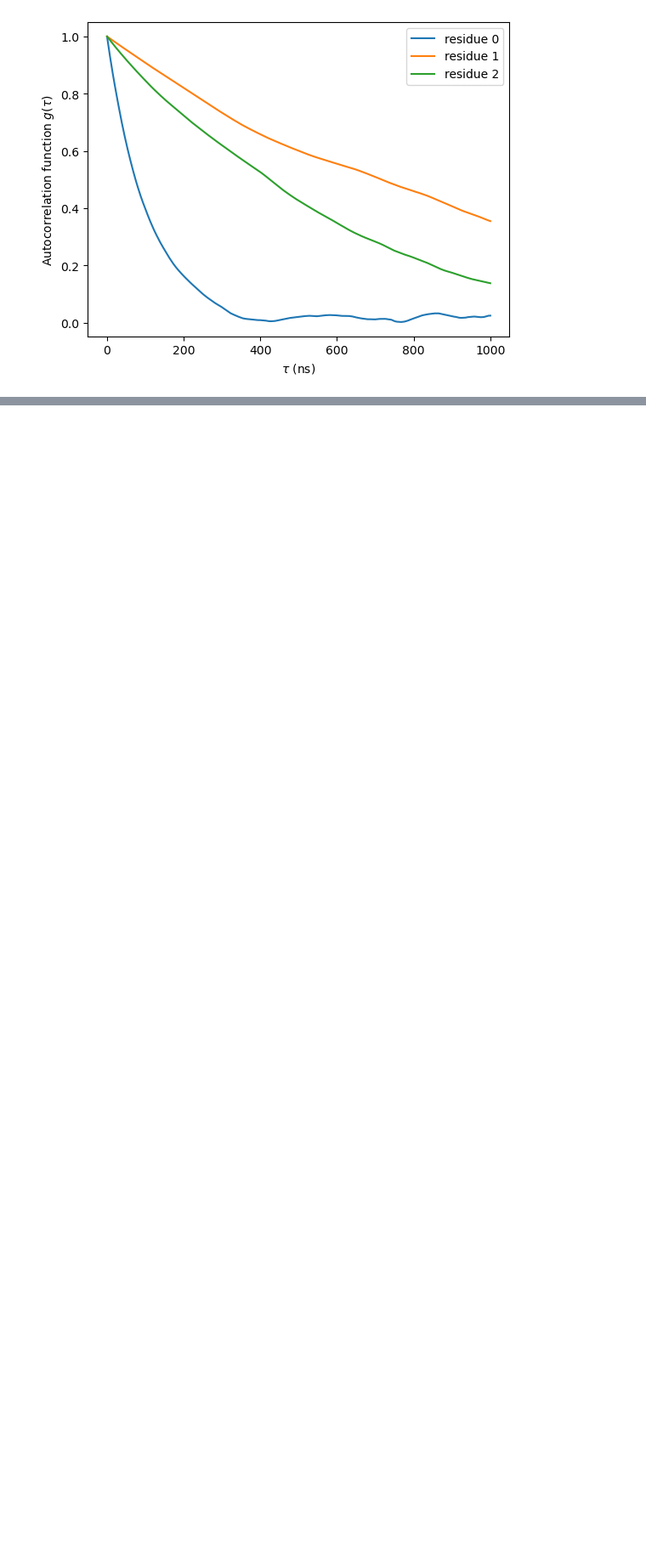
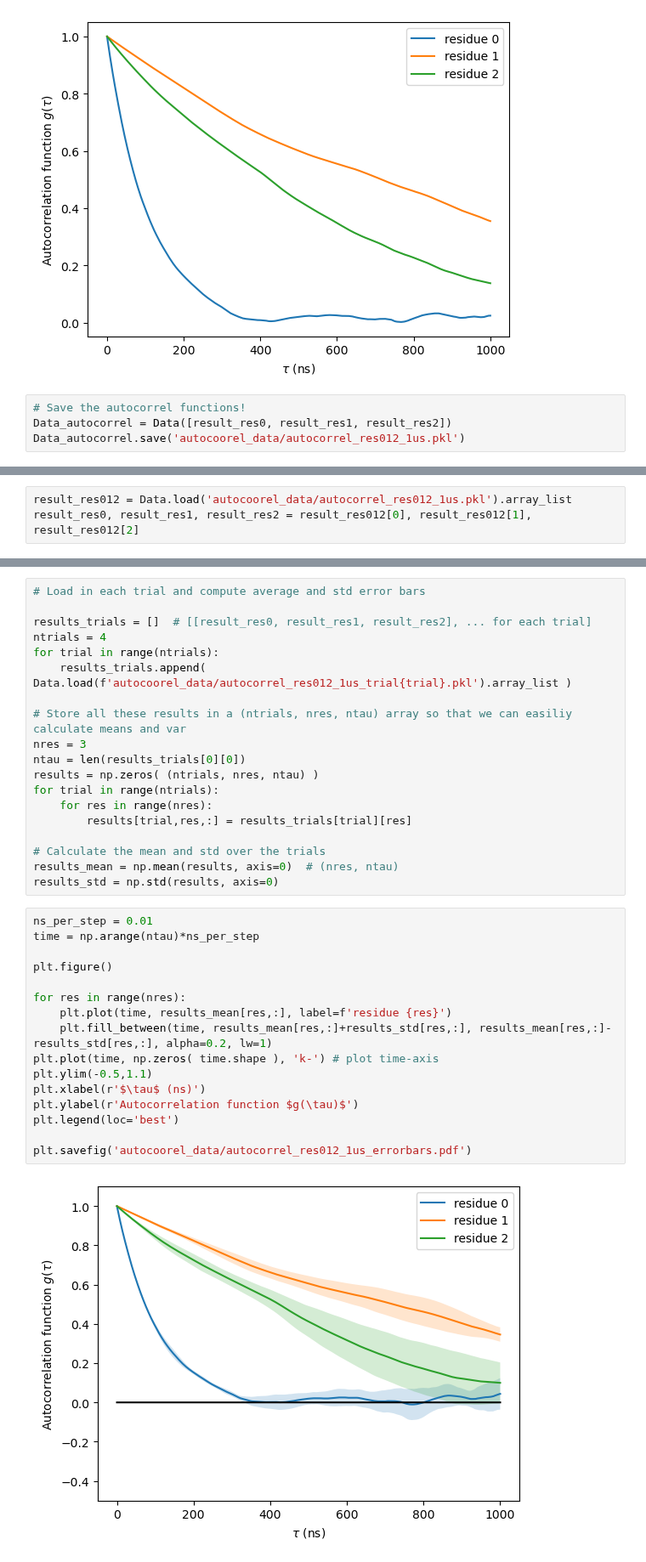
Before and after one commit to starwingc/peptoid_ESM, a Jupyter notebook: Plain_MD/autocoorelation.ipynb, the cells around one changed output, grey strips where cells are left out. Shown at 85% size. Drawn from its saved outputs; the diff is of its cells as text; blank space fills up the shorter version.

Commit message:
adding the plot for multi-coorel

```diff
--- a/Plain_MD/autocoorelation.ipynb
+++ b/Plain_MD/autocoorelation.ipynb
@@ -218,3 +218,7 @@ plt.legend(loc='best')
 plt.savefig('autocorrel_res012_1us.pdf')
 # %% [output]
 [figure]
+# %%
+# Save the autocorrel functions!
+Data_autocorrel = Data([result_res0, result_res1, result_res2])
+Data_autocorrel.save('autocoorel_data/autocorrel_res012_1us.pkl')
@@ -220,0 +263,3 @@ plt.savefig('autocorrel_res012_1us.pdf')
+# %%
+result_res012 = Data.load('autocoorel_data/autocorrel_res012_1us.pkl').array_list
+result_res0, result_res1, result_res2 = result_res012[0], result_res012[1], result_res012[2]
@@ -220,0 +283,37 @@ plt.savefig('autocorrel_res012_1us.pdf')
+# %%
+# Load in each trial and compute average and std error bars
+
+results_trials = []  # [[result_res0, result_res1, result_res2], ... for each trial]
+ntrials = 4
+for trial in range(ntrials):
+    results_trials.append( Data.load(f'autocoorel_data/autocorrel_res012_1us_trial{trial}.pkl').array_list )
+
+# Store all these results in a (ntrials, nres, ntau) array so that we can easiliy calculate means and var
+nres = 3
+ntau = len(results_trials[0][0])
+results = np.zeros( (ntrials, nres, ntau) )
+for trial in range(ntrials):
+    for res in range(nres):
+        results[trial,res,:] = results_trials[trial][res]
+
+# Calculate the mean and std over the trials
+results_mean = np.mean(results, axis=0)  # (nres, ntau)
+results_std = np.std(results, axis=0)
+# %%
+ns_per_step = 0.01
+time = np.arange(ntau)*ns_per_step
+
+plt.figure()
+
+for res in range(nres):
+    plt.plot(time, results_mean[res,:], label=f'residue {res}')
+    plt.fill_between(time, results_mean[res,:]+results_std[res,:], results_mean[res,:]-results_std[res,:], alpha=0.2, lw=1)
+plt.plot(time, np.zeros( time.shape ), 'k-') # plot time-axis
+plt.ylim(-0.5,1.1)
+plt.xlabel(r'$\tau$ (ns)')
+plt.ylabel(r'Autocorrelation function $g(\tau)$')
+plt.legend(loc='best')
+
+plt.savefig('autocoorel_data/autocorrel_res012_1us_errorbars.pdf')
+# %% [output]
+[figure, added]
```
Also changed, not shown: parts of 4 cells of this notebook.
